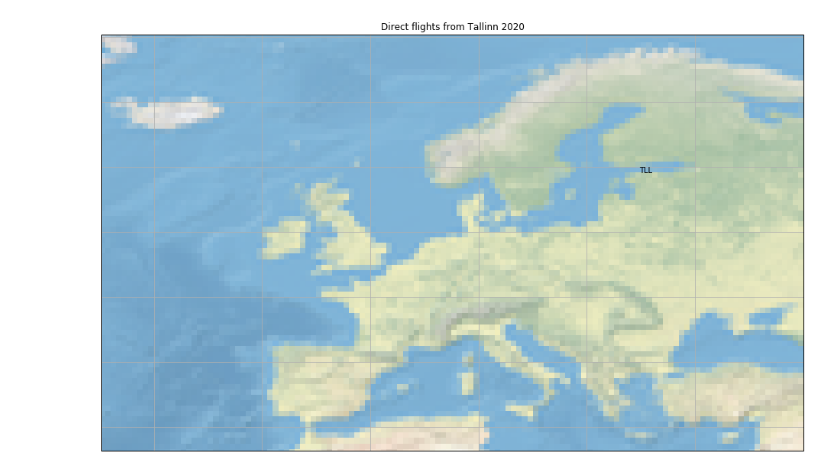
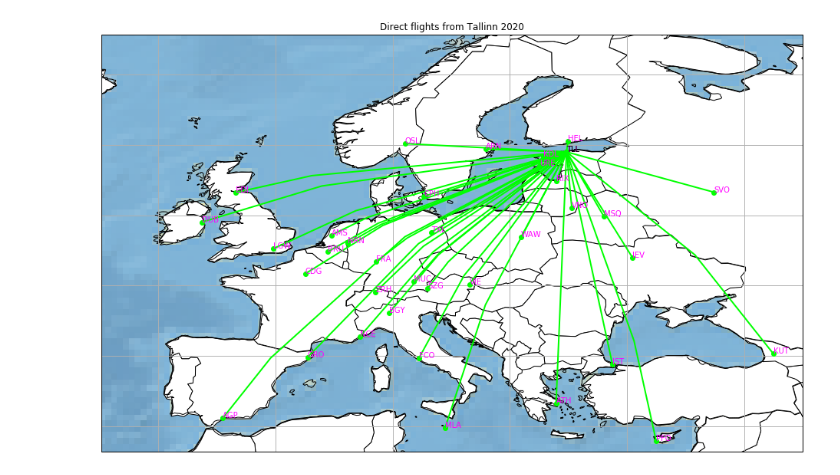
Before and after one commit to tristankrass/quadratic-equation-trkras_pkg, a Jupyter notebook: tallinn.ipynb, the cells around one changed output. Saved outputs shown, nothing was run; the diff lists cells and outputs as text; code cells hidden in the pictures.

```diff
--- a/tallinn.ipynb
+++ b/tallinn.ipynb
@@ -4,41 +4,70 @@ import pandas as pd
 
 # All the direct flights from Tallinn airport
 cities = pd.read_csv('otselennud.csv', delimiter=";")
-other_data = pd.read_csv('airport_data.csv')
+airport_data = pd.read_csv('airport_data.csv')
+
 # Add coordinates to the data file
-merged = pd.merge(cities, other_data, on='IATA', how='left')
+merged = pd.merge(cities, airport_data, on='IATA', how='left')
 
+# Save the data to csv file
 merged.to_csv('final.csv')
 # %%
 import cartopy.crs as ccrs
 import matplotlib.pyplot as plt
 import cartopy
-ny_lon, ny_lat = -75, 43
+import cartopy.feature as cfeature
+import cartopy.io.shapereader as shpreader
+
+# Starting coordinates -> Tallinn
 tll_marker, tll_lon, tll_lat = 'TLL', 24.8327999115, 59.41329956049999
-#plt.figure() # figsize=(20, 20)
-#ax = plt.axes(projection=ccrs.PlateCarree(central_longitude=0))
+
 plt.figure(figsize=(20, 10))
 ax = plt.axes(projection=ccrs.PlateCarree())
 ax.stock_img()
 
-ax.set_extent((-24.8327999115, 40, 33.8327999115, 69.41329956049999))
+ax.add_feature(cfeature.LAND)
+ax.add_feature(cfeature.OCEAN)
+ax.add_feature(cfeature.COASTLINE)
+ax.add_feature(cfeature.BORDERS, linestyle=':')
+
+ax.set_extent([-14.8327999115, 45, 33.8327999115, 69.41329956049999], crs=ccrs.PlateCarree())
 ax.gridlines()
 
-#ax.coastlines(resolution='50m')
-#ax.gridlines()
+# Add color to the countries
+shpf = shpreader.natural_earth(resolution='110m', category='cultural', name='admin_0_countries')
+reader = shpreader.Reader(shpf)
+countries = reader.records()
+for country in countries:
+    ax.add_geometries(country.geometry, ccrs.PlateCarree(), facecolor=(1,1,1), linewidth=1, edgecolor='black')
+
+
+
+
+ax.coastlines(resolution='50m')
+ax.gridlines()
 
 for i, row in merged.iterrows():
+    # Get coordnates and marker name of the city
     marker, lat, lon = (row['IATA'], row['Latitude'], row['Longitude'])
-    #plt.plot([lon, tll_lon], [lat, tll_lat], color="green", linwidth=1, marker='o', transform=ccrs.Geodetic())
-    #plt.plot([lat, lon])
 
-    #plt.text(0, 0, marker,
-     #    horizontalalignment='left',
-      #   transform=ccrs.Geodetic())
+    # Write the marker to the map
+    plt.text(lon, lat, marker,
+        horizontalalignment='left',
+        color="magenta",
+        transform=ccrs.Geodetic())
+
+    # Draw the line
+    plt.plot([tll_lon, lon], [tll_lat, lat],
+         color='lime', linewidth=2, marker='o',
+         transform=ccrs.Geodetic(),
+         )
+
+
 
 plt.text(tll_lon, tll_lat,tll_marker, horizontalalignment='left', transform=ccrs.Geodetic())
+plt.title('Direct flights from Tallinn 2020')
 
-plt.title('Direct flights from Tallinn 2020')
+plt.savefig('tallinn_flights.png')
 plt.show()
 # %% [output]
-[figure, old version]
+[figure, new version]
```
Also changed, not shown: 2 other files.
